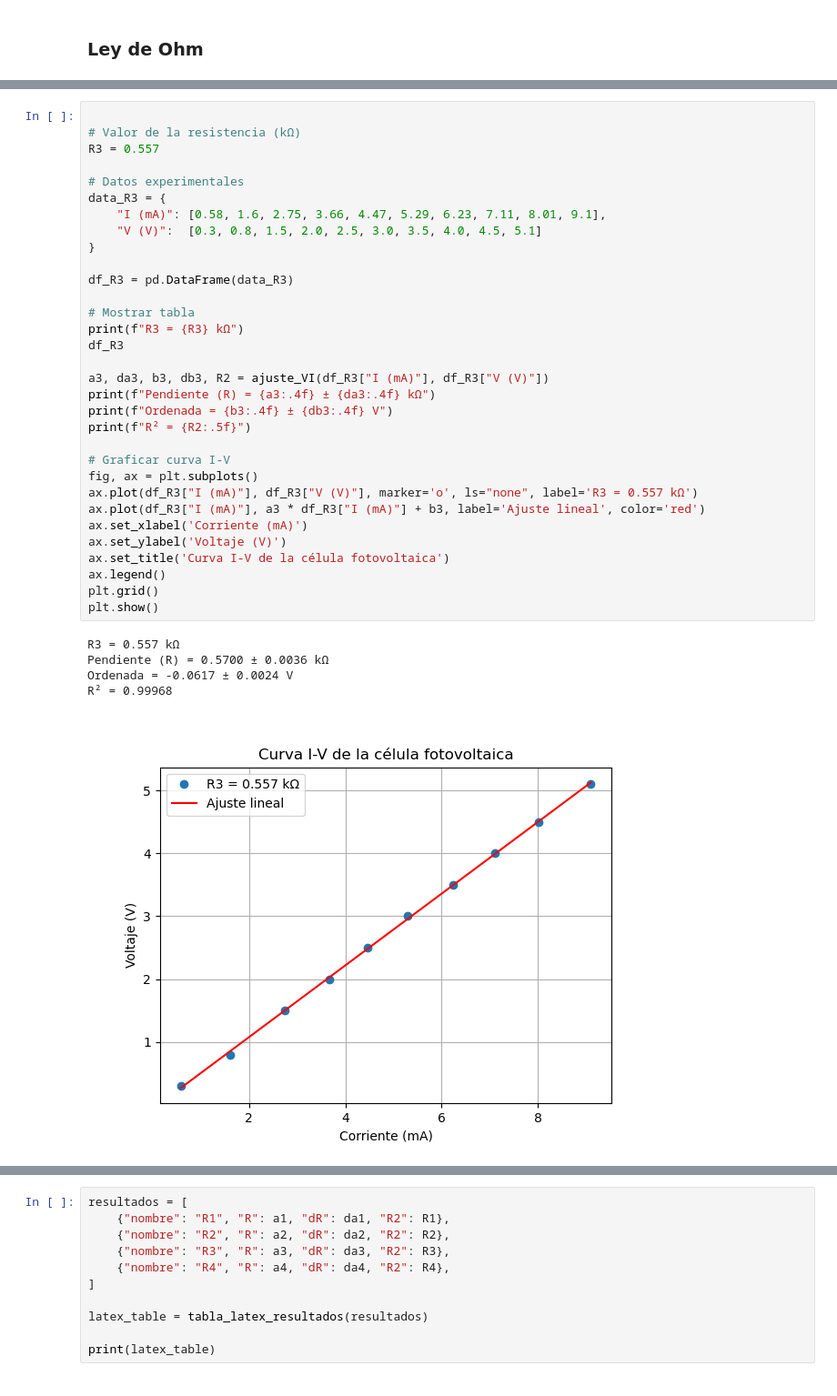
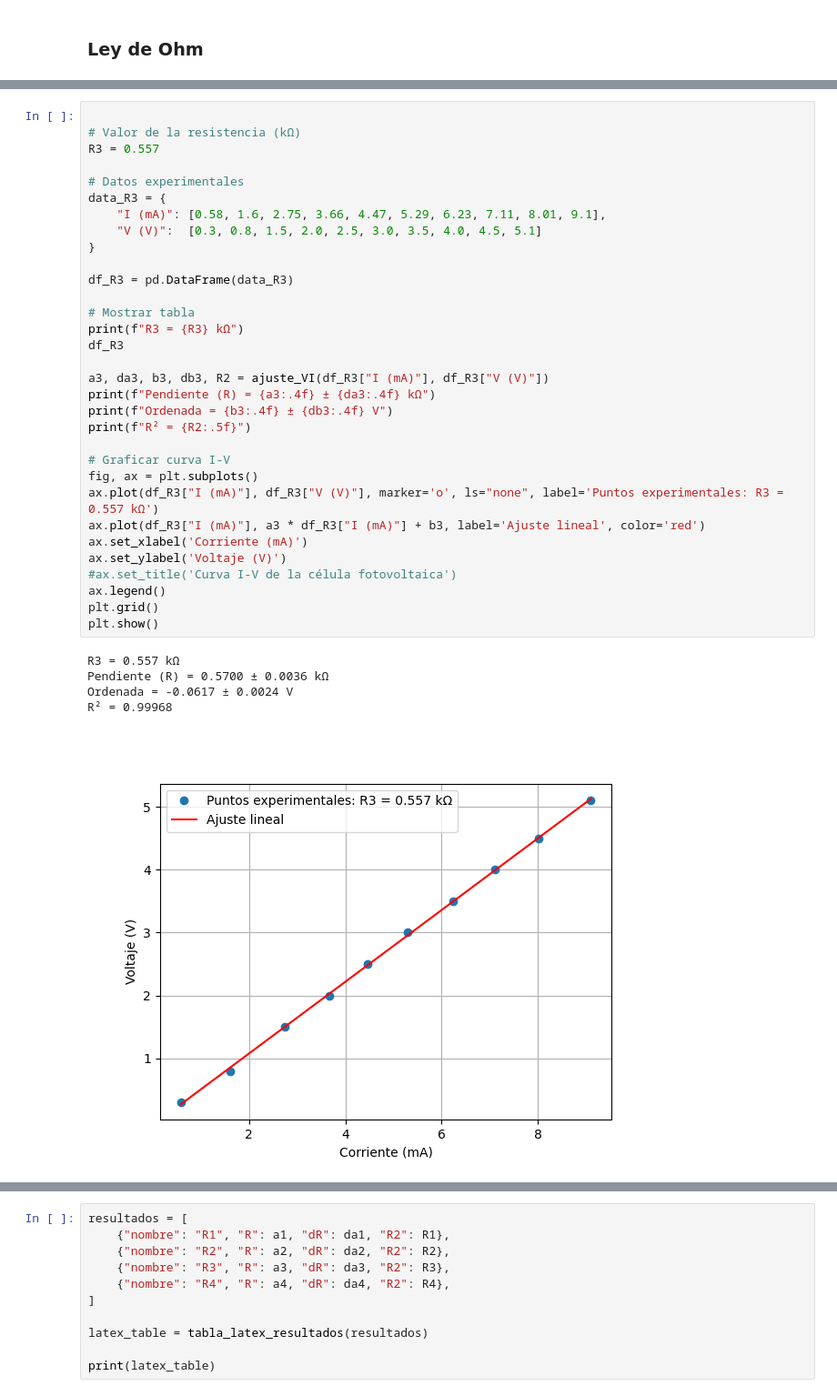
Before and after one commit to SoyXaime/Laboratorio-Fotovoltaica-, a Jupyter notebook: LabFotovoltaica.ipynb, the cells around one changed output, grey strips where cells are left out. Shown at 91% size. Cells and saved outputs as stored; diff of their text form.

```diff
--- a/LabFotovoltaica.ipynb
+++ b/LabFotovoltaica.ipynb
@@ -144,36 +144,36 @@ R3 = 0.557
 # Datos experimentales
 data_R3 = {
     "I (mA)": [0.58, 1.6, 2.75, 3.66, 4.47, 5.29, 6.23, 7.11, 8.01, 9.1],
     "V (V)":  [0.3, 0.8, 1.5, 2.0, 2.5, 3.0, 3.5, 4.0, 4.5, 5.1]
 }
 
 df_R3 = pd.DataFrame(data_R3)
 
 # Mostrar tabla
 print(f"R3 = {R3} kΩ")
 df_R3
 
 a3, da3, b3, db3, R2 = ajuste_VI(df_R3["I (mA)"], df_R3["V (V)"])
 print(f"Pendiente (R) = {a3:.4f} ± {da3:.4f} kΩ")
 print(f"Ordenada = {b3:.4f} ± {db3:.4f} V")
 print(f"R² = {R2:.5f}")
 
 # Graficar curva I-V
 fig, ax = plt.subplots()
-ax.plot(df_R3["I (mA)"], df_R3["V (V)"], marker='o', ls="none", label='R3 = 0.557 kΩ')
+ax.plot(df_R3["I (mA)"], df_R3["V (V)"], marker='o', ls="none", label='Puntos experimentales: R3 = 0.557 kΩ')
 ax.plot(df_R3["I (mA)"], a3 * df_R3["I (mA)"] + b3, label='Ajuste lineal', color='red')
 ax.set_xlabel('Corriente (mA)')
 ax.set_ylabel('Voltaje (V)')
-ax.set_title('Curva I-V de la célula fotovoltaica')
+#ax.set_title('Curva I-V de la célula fotovoltaica')
 ax.legend()
 plt.grid()
 plt.show()
 # %% [output]
 R3 = 0.557 kΩ
 Pendiente (R) = 0.5700 ± 0.0036 kΩ
 Ordenada = -0.0617 ± 0.0024 V
 R² = 0.99968
-[figure, old version]
+[figure, new version]
 # %%
 # Valor de la resistencia (kΩ)
 R4 = 10
```
Also changed, not shown: parts of 9 cells of this notebook, 26 other files.
